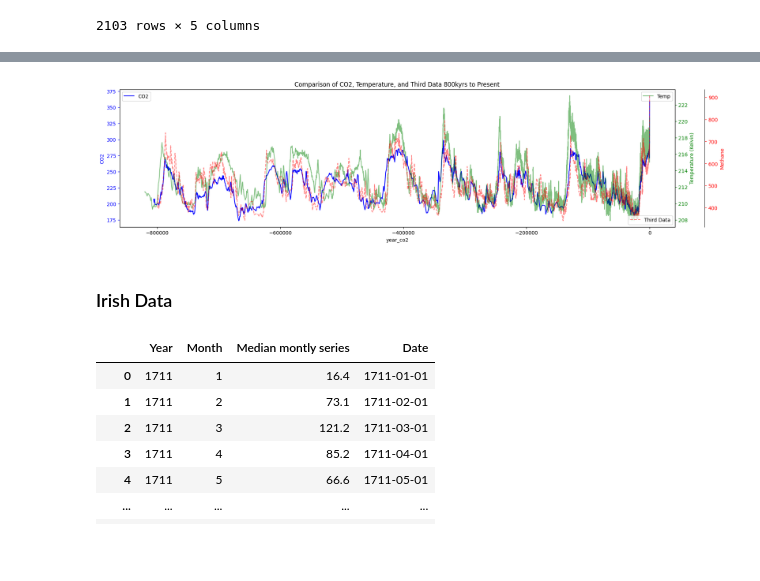
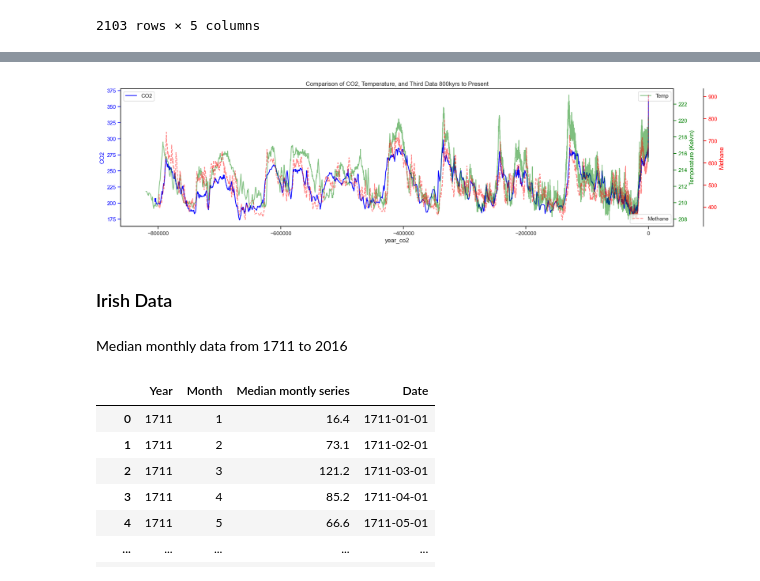
Before and after one commit to emma2d/Prog_for_DA.Project2, a Jupyter notebook: project2.ipynb, the cells around one changed output, grey strips where cells are left out. Saved outputs shown, nothing was run; the diff lists cells and outputs as text; code cells hidden in the pictures; blank space fills up the shorter version.

```diff
--- a/project2.ipynb
+++ b/project2.ipynb
@@ -203,39 +205,41 @@ ax1.tick_params('y', colors='blue')
 
 # Create a second y-axis
 ax2 = ax1.twinx()
 
 # Plot the second set of data on the second y-axis
 ax2.plot(co2andtemp['year_temp'], co2andtemp['temp'], label='Temp', color='green', alpha=0.5)
 ax2.set_ylabel('Temperature (Kelvin)', color='green')
 ax2.tick_params('y', colors='green')
 
 # Create a third y-axis
 ax3 = ax1.twinx()
 
 # Plot the third set of data on the third y-axis
-ax3.plot(ch4df['year_CH4'], ch4df['CH4mean'], label='Third Data', color='red', linestyle='dashed', alpha=0.5)
+ax3.plot(ch4df['year_CH4'], ch4df['CH4mean'], label='Methane', color='red', linestyle='dashed', alpha=0.5)
 ax3.set_ylabel('Methane', color='red')
 ax3.tick_params('y', colors='red')
 
 # Move the spine of the third y-axis to the right to avoid overlapping
 ax3.spines['right'].set_position(('outward', 60))
 
 # Add legends
 ax1.legend(loc='upper left')
 ax2.legend(loc='upper right')
 ax3.legend(loc='lower right')
 
 # Add title
 plt.title('Comparison of CO2, Temperature, and Third Data 800kyrs to Present')
 
 # Display the plot
 plt.show()
 # %% [output]
-[figure, old version]
+[figure, new version]
 # %%
 year_ch4 = ch4df[['GasAge','CH4mean']]
 # %% [markdown]
 ### Irish Data
+# %% [markdown]
+Median monthly data from 1711 to 2016
 # %%
 ire_df = pd.read_csv("https://www.met.ie/cms/assets/uploads/2018/01/Long-Term-IIP-1711-2016.zip")
 # %%
```
Also changed, not shown: parts of 35 cells of this notebook, 3 other files.
